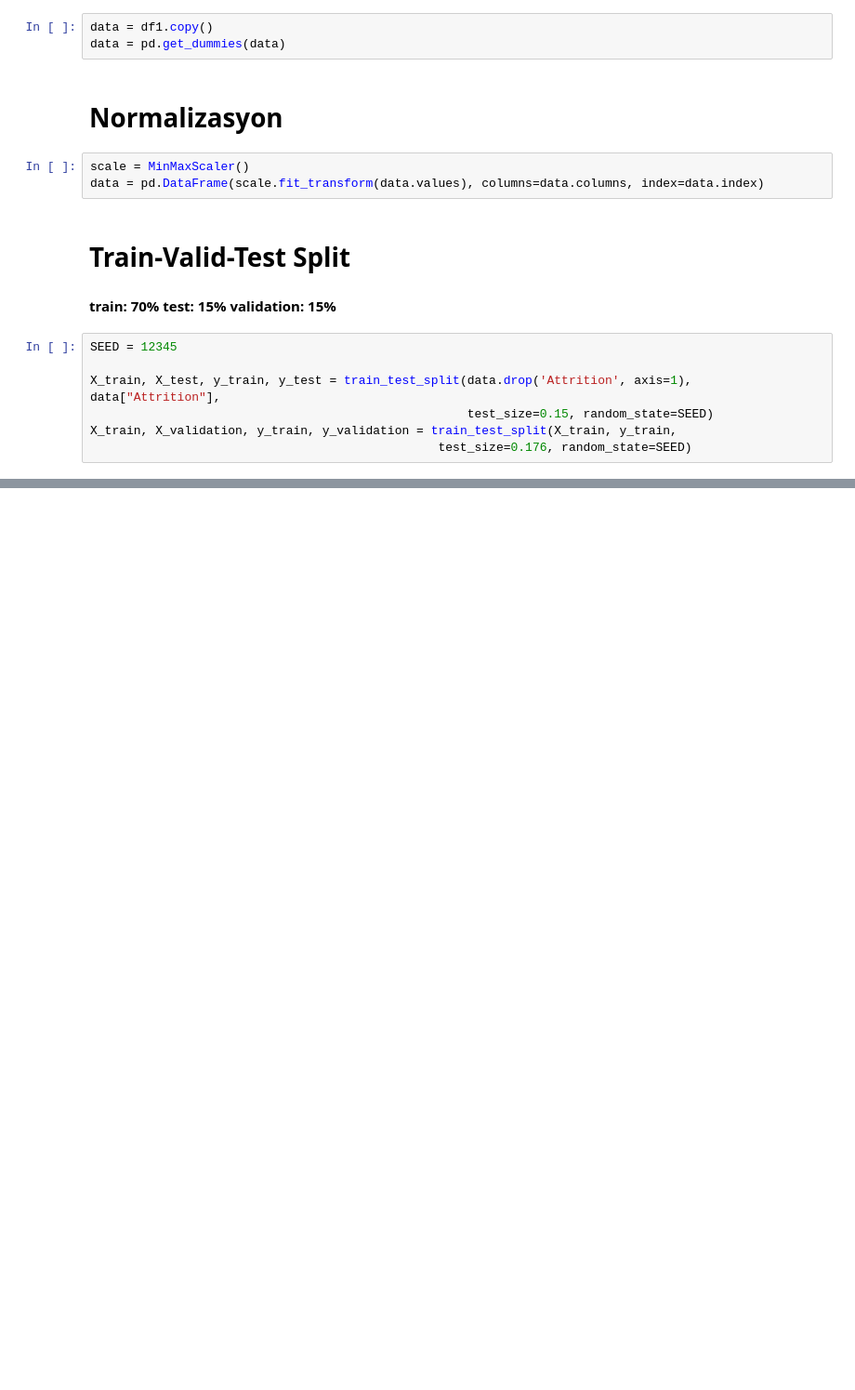
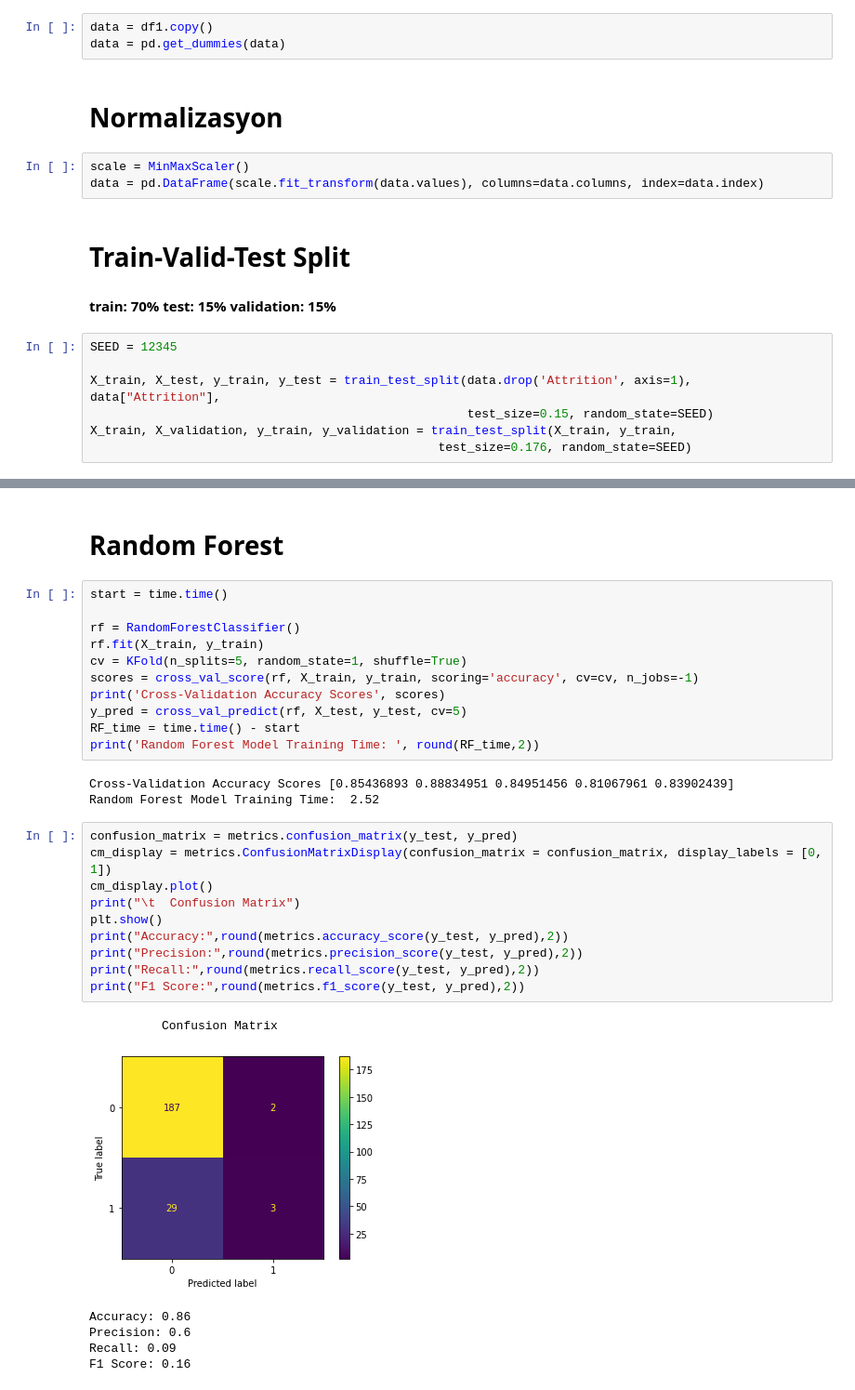
Before and after one commit to emre-bl/Machine-Learning-tobbetu, a Jupyter notebook: 191401009.ipynb, the cells around one changed output, grey strips where cells are left out. Shown at 93% size. Drawn from its saved outputs; the diff is of its cells as text; blank space fills up the shorter version.

```diff
--- a/191401009.ipynb
+++ b/191401009.ipynb
@@ -275,0 +296,33 @@ clf.fit(X_train, y_train)
+# %% [markdown]
+# Random Forest
+# %%
+start = time.time()
+
+rf = RandomForestClassifier()
+rf.fit(X_train, y_train)
+cv = KFold(n_splits=5, random_state=1, shuffle=True)
+scores = cross_val_score(rf, X_train, y_train, scoring='accuracy', cv=cv, n_jobs=-1)
+print('Cross-Validation Accuracy Scores', scores)
+y_pred = cross_val_predict(rf, X_test, y_test, cv=5)
+RF_time = time.time() - start
+print('Random Forest Model Training Time: ', round(RF_time,2))
+# %% [output]
+Cross-Validation Accuracy Scores [0.85436893 0.88834951 0.84951456 0.81067961 0.83902439]
+Random Forest Model Training Time:  2.52
+# %%
+confusion_matrix = metrics.confusion_matrix(y_test, y_pred)
+cm_display = metrics.ConfusionMatrixDisplay(confusion_matrix = confusion_matrix, display_labels = [0, 1])
+cm_display.plot()
+print("\t  Confusion Matrix")
+plt.show()
+print("Accuracy:",round(metrics.accuracy_score(y_test, y_pred),2))
+print("Precision:",round(metrics.precision_score(y_test, y_pred),2))
+print("Recall:",round(metrics.recall_score(y_test, y_pred),2))
+print("F1 Score:",round(metrics.f1_score(y_test, y_pred),2))
+# %% [output]
+          Confusion Matrix
+[figure, added]
+Accuracy: 0.86
+Precision: 0.6
+Recall: 0.09
+F1 Score: 0.16
```
Also changed, not shown: parts of 47 cells of this notebook.
